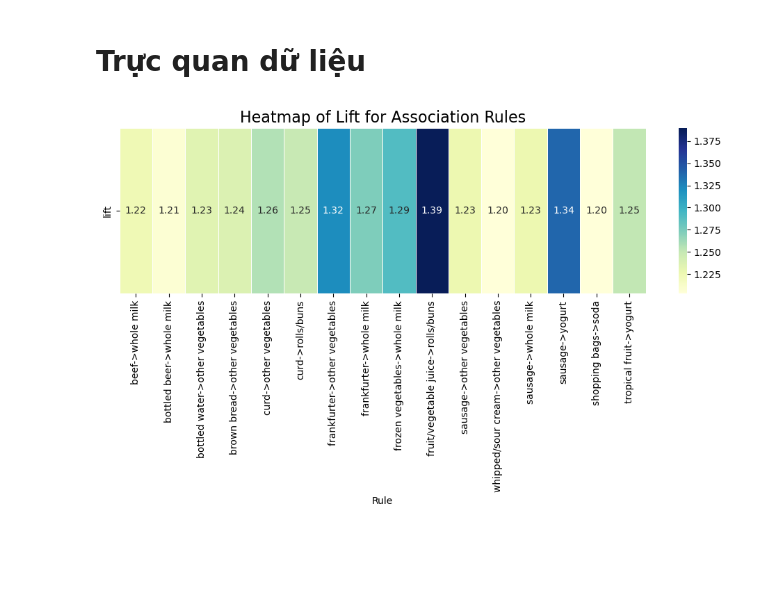
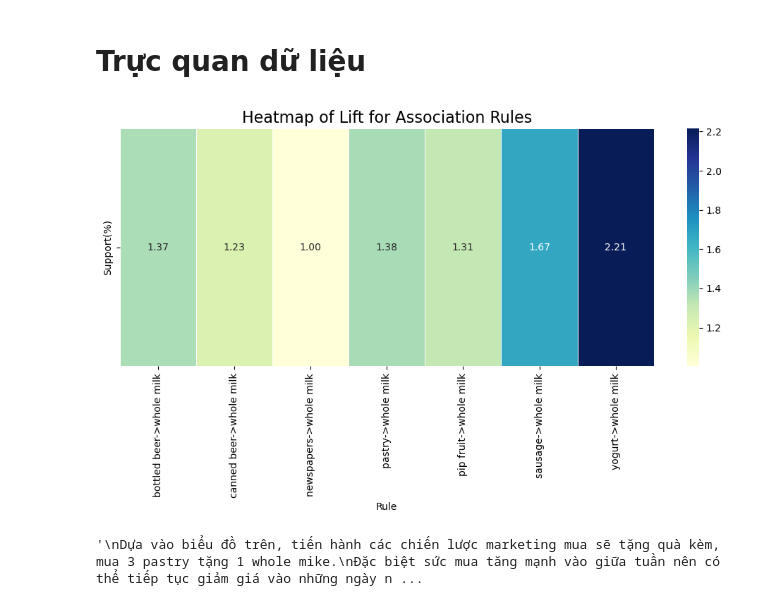
Before and after one commit to tiyeume25112004/Data-mining, a Jupyter notebook: requirements/btl/Untitled.ipynb, the cells around one changed output. Cells and saved outputs as stored; diff of their text form; code cells hidden in the pictures; blank space fills up the shorter version.

```diff
--- a/requirements/btl/Untitled.ipynb
+++ b/requirements/btl/Untitled.ipynb
@@ -276,14 +238,8 @@ Monday_
 # %%
-DayOfWeek = df.groupby('DayOfWeek').size()
+DayOfWeek = df.groupby('DayOfWeek').size().reindex(
+    ["Monday", "Tuesday", "Wednesday", "Thursday", "Friday", "Saturday", "Sunday"]
+)
 print(DayOfWeek)
-# kiểm tra số lượng mặt hàng mua trong các thứ này
-
-
-day_order = ["Monday", "Tuesday", "Wednesday", "Thursday", "Friday", "Saturday", "Sunday"]
-
-# Sắp xếp cột dayOfWeek theo thứ tự các ngày trong tuần
-df['DayOfWeek'] = pd.Categorical(df['DayOfWeek'], categories=day_order, ordered=True)
-df
 # %% [output]
 DayOfWeek
 Monday       5278
@@ -400,5 +329,5 @@ df
 # %%
-combinacoes = df.groupby(['Member_number','year']).agg({"itemDescription":list}).reset_index()
+combinacoes = df.groupby(['Member_number','DayOfWeek']).agg({"itemDescription":list}).reset_index()
 # %%
 combinacoes
 # %% [output]
@@ -420,7 +372,8 @@ combinacoes_list = combinacoes['itemDescription'].tolist()
 # %%
 from apyori import apriori
 # %%
-rules = apriori(combinacoes_list, min_support=0.02, min_confidence=0.2, min_lift=1.2, min_length=2, max_length=2)
+#rules = apriori(combinacoes_list, min_support=0.01, min_confidence=0.4, min_lift=1, min_length=2, max_length=2)
+rules = apriori(combinacoes_list, min_support=0.01, min_confidence=0.2, min_length=2, max_length=2)
 # %%
 results = list(rules)
 def inspect(results):
@@ -428,9 +381,12 @@ def inspect(results):
     rhs = [tuple(result[2][0][1])[0] for result in results]
     support = [result[1]*100 for result in results]
     confidence = [result[2][0][2]*100 for result in results]
-    lift = [result[2][0][3] for result in results]
-    return list(zip(lhs,rhs,support,confidence,lift))
-final_result = pd.DataFrame(inspect(results), columns=['Product 1','Product 2','Support(%)','Confidence(%)','lift'])
+    # lift = [result[2][0][3] for result in results]
+    #return list(zip(lhs,rhs,support,confidence,lift))
+#final_result = pd.DataFrame(inspect(results), columns=['Product 1','Product 2','Support(%)','Confidence(%)','lift'])
+    return list(zip(lhs,rhs,support,confidence))
+final_result = pd.DataFrame(inspect(results), columns=['Product 1','Product 2','Support(%)','Confidence(%)'])
+
 #test_ = list(final_result['Product 1'],final_result['Product 2'])
 final_result['Rule'] = final_result['Product 1'] + '->' + final_result['Product 2']
 # %%
@@ -458,17 +405,24 @@ final_result
 # %%
 import seaborn as sns #final_result
 
-heatmap_data = final_result[['Rule', 'lift']].set_index('Rule')
+heatmap_data = final_result[['Rule', 'Support(%)']].set_index('Rule')
 
 # Vẽ Heatmap cho Lift
 plt.figure(figsize=(10, 6))
 sns.heatmap(heatmap_data.T, annot=True, cmap='YlGnBu', fmt='.2f', linewidths=0.5)
 
 # Thêm tiêu đề
 plt.title('Heatmap of Lift for Association Rules', fontsize=16)
 
 # Hiển thị
 plt.tight_layout()
 plt.show()
 # %% [output]
-[figure, old version]
+[figure, new version]
+# %%
+"""
+Dựa vào biểu đồ trên, tiến hành các chiến lược marketing mua sẽ tặng quà kèm, mua 3 pastry tặng 1 whole mike.
+Đặc biệt sức mua tăng mạnh vào giữa tuần nên có thể tiếp tục giảm giá vào những ngày này để thu hút lượt mua sắm.
+"""
+# %% [output]
+'\nDựa vào biểu đồ trên, tiến hành các chiến lược marketing mua sẽ tặng quà kèm, mua 3 pastry tặng 1 whole mike.\nĐặc biệt sức mua tăng mạnh vào giữa tuần nên có thể tiếp tục giảm giá vào những ngày n ...
```
Also changed, not shown: parts of 26 cells of this notebook.
